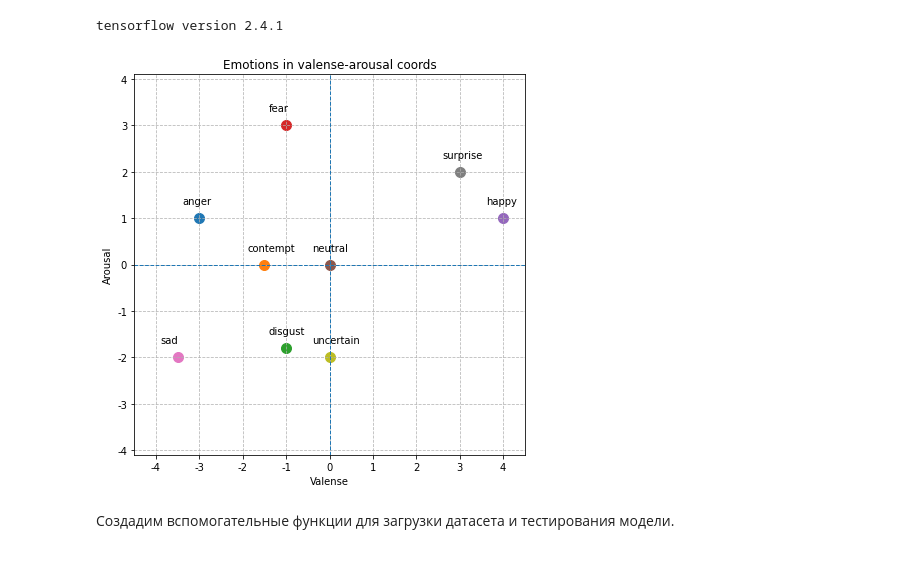
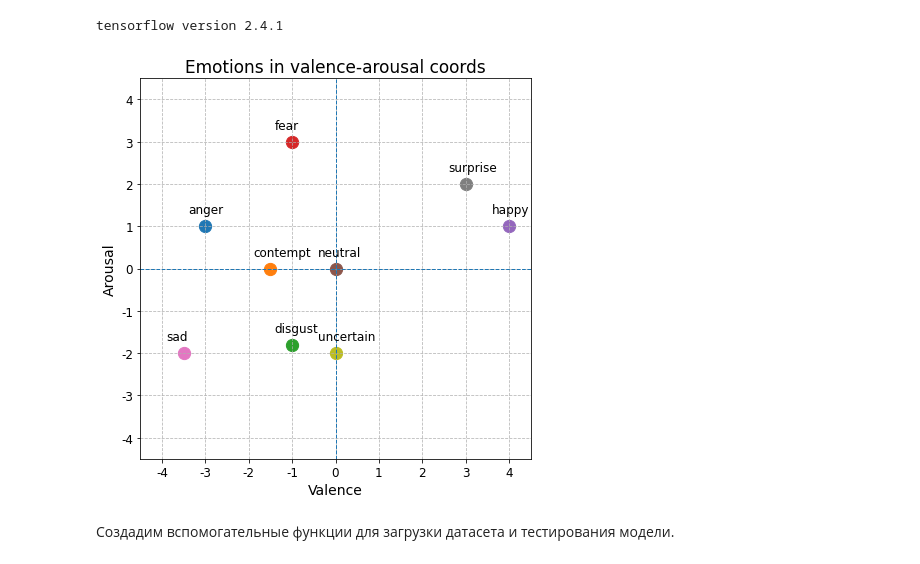
Before and after one commit to kigors/emotion_detection_experiments, a Jupyter notebook: Valence-arousal model.ipynb, the cells around one changed output. Drawn from its saved outputs; the diff is of its cells as text; code cells hidden in the pictures.

```diff
--- a/Valence-arousal model.ipynb
+++ b/Valence-arousal model.ipynb
@@ -42,25 +42,28 @@ tensorflow version 2.4.1
 # %%
 def emotion_plot(VA_domains):
     plt.figure(figsize=(7,7))
+    max_value = 0
     for category, (v, a) in VA_domains.items():
-        plt.scatter(v, a, label=category, s=100)
-        plt.text(v-0.4, a+0.3, category)
-    xmin, xmax = plt.xlim(-4.5, 4.5)
-    ymin, ymax = plt.ylim(-4.1, 4.1)
+        plt.scatter(v, a, label=category, s=150)
+        plt.text(v-0.4, a+0.3, category, size=12)
+        max_value = max([max_value, np.abs(v), np.abs(a)])
+    xmin, xmax = plt.xlim(-max_value-0.5, max_value + 0.5)
+    ymin, ymax = plt.ylim(-max_value-0.5, max_value + 0.5)
     plt.vlines(0, ymin, ymax, linestyle='dashed', lw=1)
     plt.hlines(0, xmin, xmax, linestyle='dashed', lw=1)
     # plt.legend(bbox_to_anchor=(1.3, 1))
-    plt.xticks(range(-4,5), range(-4,5))
-    plt.yticks(range(-4,5), range(-4,5))
+    ticks = range(-int(max_value + 0.5), int(max_value + 0.5) + 1)
+    plt.xticks(ticks, ticks, size=12)
+    plt.yticks(ticks, ticks, size=12)
     plt.grid(alpha=0.9, linestyle='--')
-    plt.xlabel('Valense')
-    plt.ylabel('Arousal')
-    plt.title('Emotions in valense-arousal coords')
+    plt.xlabel('Valence', size=14)
+    plt.ylabel('Arousal', size=14)
+    plt.title('Emotions in valence-arousal coords', size=17)
     plt.show()
 
 emotion_plot(VA_domains)
 # %% [output]
-[figure, old version]
+[figure, new version]
 # %% [markdown]
 Создадим вспомогательные функции для загрузки датасета и тестирования модели.
 # %%
```
Also changed, not shown: parts of 14 cells of this notebook, 2 other files.
